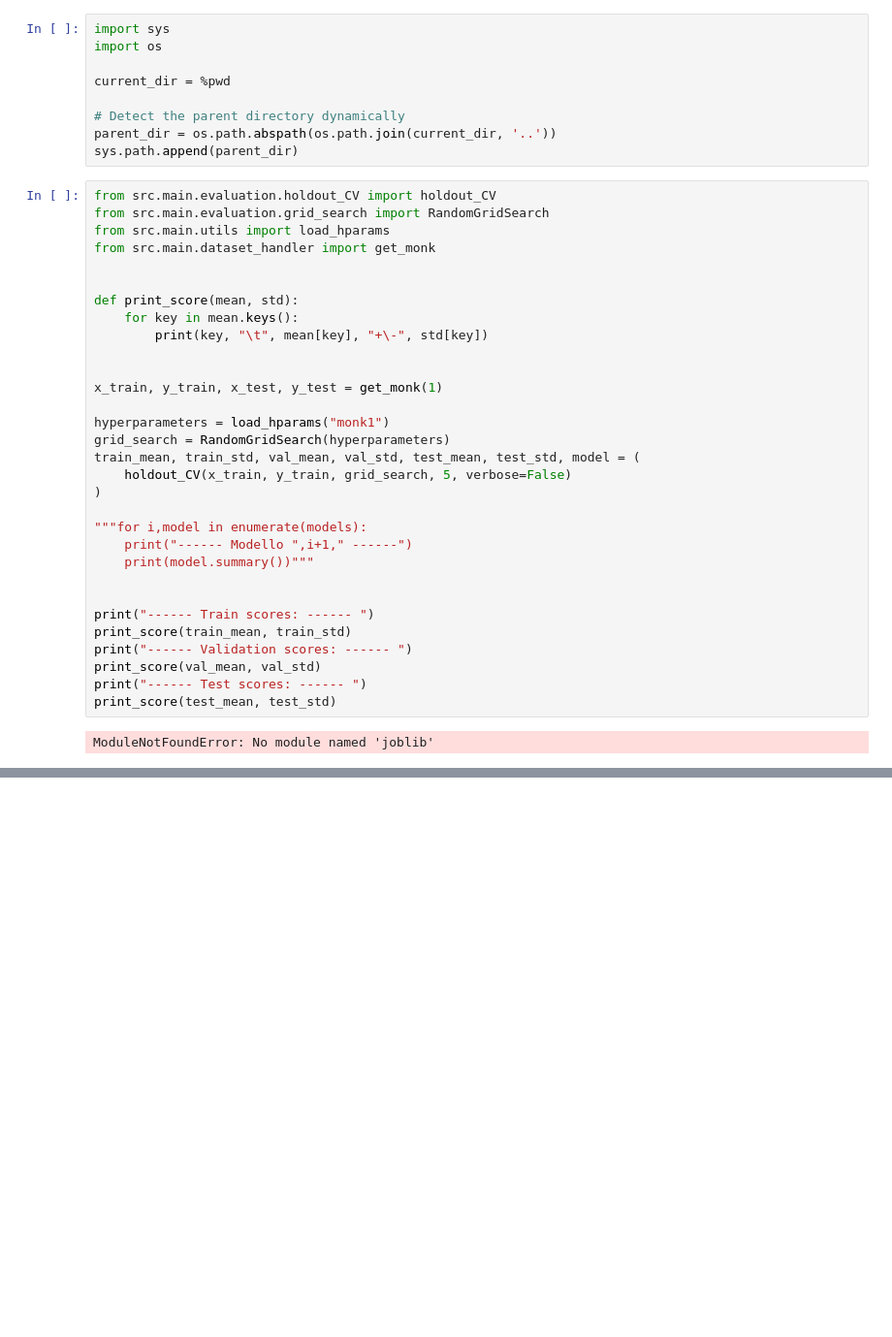
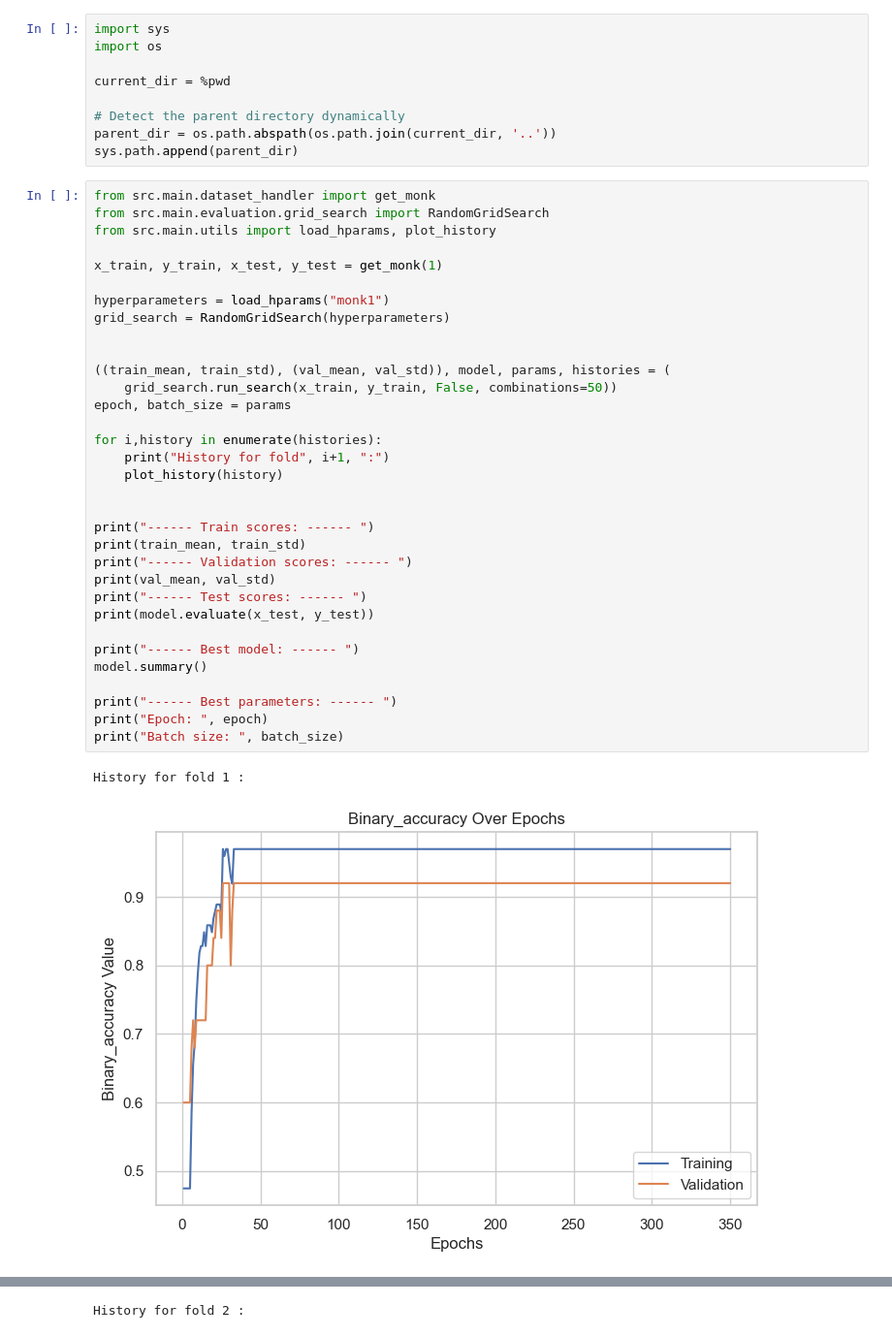
Before and after one commit to FabriDeCastelli/NeuralNetworkFundamentals, a Jupyter notebook: notebooks/executor.ipynb, the cells around one changed output, grey strips where cells are left out. Shown at 97% size. Cells and saved outputs as stored; diff of their text form; blank space fills up the shorter version.

Commit message:
imoplemented refit and doing some tests

```diff
--- a/notebooks/executor.ipynb
+++ b/notebooks/executor.ipynb
@@ -9,36 +9,39 @@ current_dir = %pwd
 # Detect the parent directory dynamically
 parent_dir = os.path.abspath(os.path.join(current_dir, '..'))
 sys.path.append(parent_dir)
-# %%
-from src.main.evaluation.holdout_CV import holdout_CV
-from src.main.evaluation.grid_search import RandomGridSearch
-from src.main.utils import load_hparams
-from src.main.dataset_handler import get_monk
-
-
-def print_score(mean, std):
-    for key in mean.keys():
-        print(key, "\t", mean[key], "+\-", std[key])
-
-
-x_train, y_train, x_test, y_test = get_monk(1)
-
-hyperparameters = load_hparams("monk1")
-grid_search = RandomGridSearch(hyperparameters)
-train_mean, train_std, val_mean, val_std, test_mean, test_std, model = (
-    holdout_CV(x_train, y_train, grid_search, 5, verbose=False)
-)
-
-"""for i,model in enumerate(models):
-    print("------ Modello ",i+1," ------")
-    print(model.summary())"""
-
-
-print("------ Train scores: ------ ")
-print_score(train_mean, train_std)
-print("------ Validation scores: ------ ")
-print_score(val_mean, val_std)
-print("------ Test scores: ------ ")
-print_score(test_mean, test_std)
-# %% [output]
-ModuleNotFoundError: No module named 'joblib'
+# %%
+from src.main.dataset_handler import get_monk
+from src.main.evaluation.grid_search import RandomGridSearch
+from src.main.utils import load_hparams, plot_history
+
+x_train, y_train, x_test, y_test = get_monk(1)
+
+hyperparameters = load_hparams("monk1")
+grid_search = RandomGridSearch(hyperparameters)
+
+
+((train_mean, train_std), (val_mean, val_std)), model, params, histories = (
+    grid_search.run_search(x_train, y_train, False, combinations=50))
+epoch, batch_size = params
+
+for i,history in enumerate(histories):
+    print("History for fold", i+1, ":")
+    plot_history(history)
+
+
+print("------ Train scores: ------ ")
+print(train_mean, train_std)
+print("------ Validation scores: ------ ")
+print(val_mean, val_std)
+print("------ Test scores: ------ ")
+print(model.evaluate(x_test, y_test))
+
+print("------ Best model: ------ ")
+model.summary()
+
+print("------ Best parameters: ------ ")
+print("Epoch: ", epoch)
+print("Batch size: ", batch_size)
+# %% [output]
+History for fold 1 :
+[figure, added]
@@ -44,0 +49 @@ ModuleNotFoundError: No module named 'joblib'
+History for fold 2 :
```
Also changed, not shown: parts of 3 cells of this notebook, 8 other files.
